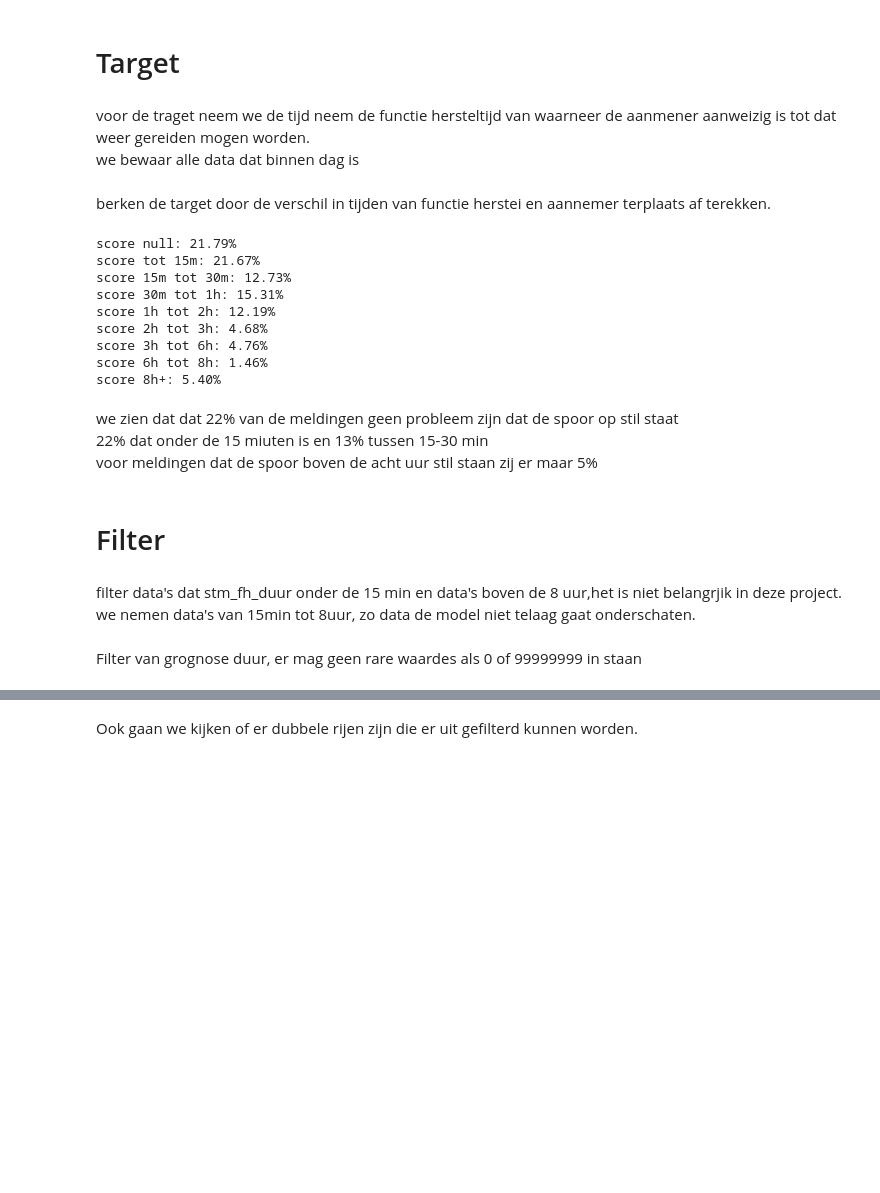
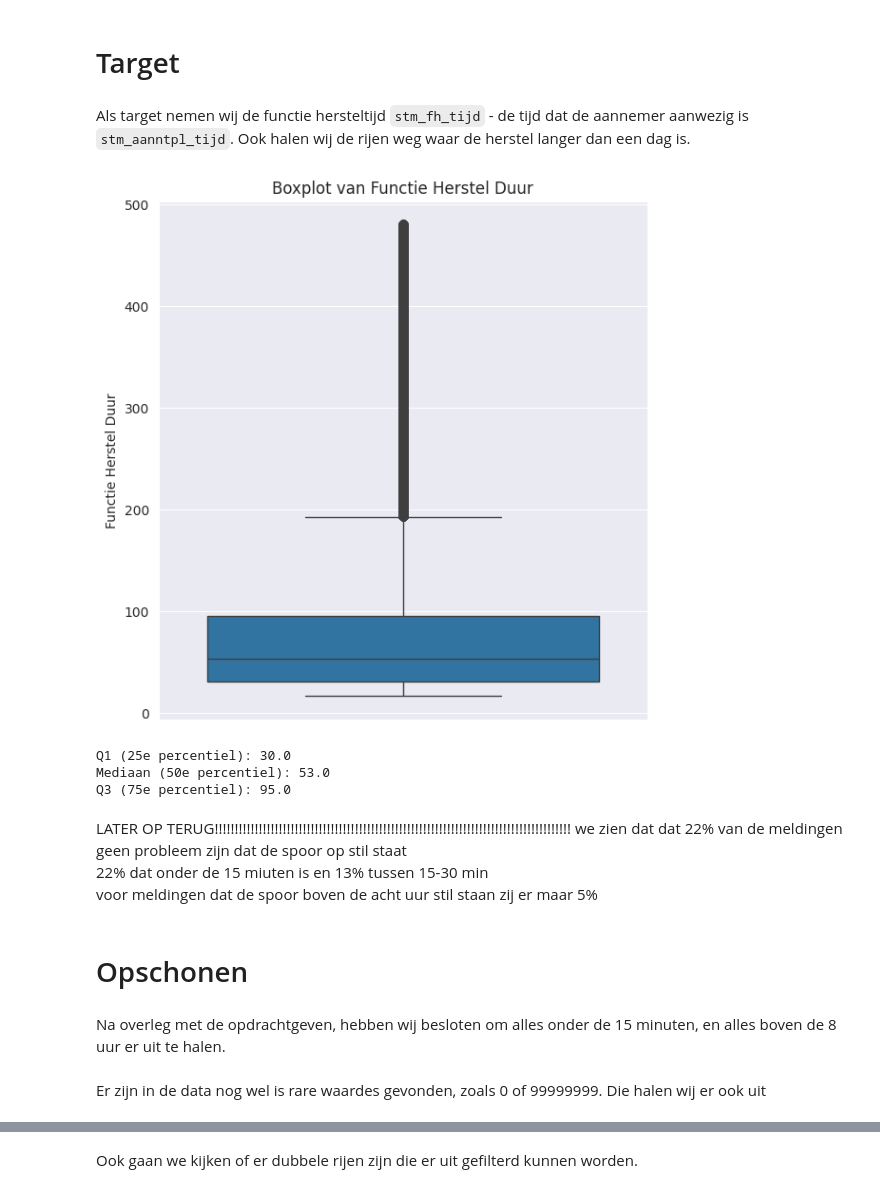
Before and after one commit to MaxJansen99/ProRail, a Jupyter notebook: AnalyseEnModellen.ipynb, the cells around one changed output, grey strips where cells are left out. Saved outputs shown, nothing was run; the diff lists cells and outputs as text; code cells hidden in the pictures; blank space fills up the shorter version.

```diff
--- a/AnalyseEnModellen.ipynb
+++ b/AnalyseEnModellen.ipynb
@@ -225,3 +222,3 @@ in stm_progfh_in_duur zijn str values, we bewaar eerste alle numeric waardes en
 # %%
-data.loc[:, 'stm_progfh_in_duur'] = pd.to_numeric(data['stm_progfh_in_duur'], errors='coerce')
-data.loc[:, 'stm_progfh_in_duur'] = data['stm_progfh_in_duur'].fillna(0).astype(int)
+data.loc[:, 'stm_progfh_in_duur'] = pd.to_numeric(data['stm_progfh_in_duur'], errors='coerce').fillna(0).astype(int)
+data.loc[:, 'stm_progfh_in_duur'] = data['stm_progfh_in_duur'].fillna(0).convert_dtypes().astype(int)
@@ -239,12 +225,9 @@ ook zijn 9.000 data dat prognose duur gelijk aan werkelijk FHT duur
 # %% [markdown]
 # Target
 # %% [markdown]
-voor de traget neem we de tijd neem de functie hersteltijd van waarneer de aanmener aanweizig is tot dat weer gereiden mogen worden.<br>
-we bewaar alle data dat binnen dag is
+Als target nemen wij de functie hersteltijd `stm_fh_tijd` - de tijd dat de aannemer aanwezig is `stm_aanntpl_tijd`. Ook halen wij de rijen weg waar de herstel langer dan een dag is.
 # %%
 data = data[data['stm_fh_duur']<= 1440]
-# %% [markdown]
-berken de target door de verschil in tijden van functie herstei en aannemer terplaats af terekken.
 # %%
 data['targetherstel'] = np.where(
     data['stm_fh_tijd'] - data['stm_aanntpl_tijd']>= 0, # als de stm_fh_tijd-stm_aanntpl_tijd positief is
@@ -252,50 +235,38 @@ data['targetherstel'] = np.where(
     data['stm_fh_tijd'] - data['stm_aanntpl_tijd']+1440 # als niet op zelfdde dag is hersteld, dus een neagetief uitkomst moet er +1440 om de juiste tijd te krijgen.
 )
 # %%
-ranges = {
-    "null": (0, 0),
-    "tot 15m": (0, 15),
-    "15m tot 30m": (15, 30),
-    "30m tot 1h": (30, 60),
-    "1h tot 2h": (60, 120),
-    "2h tot 3h": (120, 180),
-    "3h tot 6h": (180, 360),
-    "6h tot 8h": (360, 540),
-    "8h+": (540, float('inf'))
-}
+plt.figure(figsize=(6, 6))
+sns.boxplot(y='targetherstel', data=data)
+plt.ylabel('Functie Herstel Duur')
+plt.title('Boxplot van Functie Herstel Duur')
+plt.tight_layout()
+plt.show()
 
-total = len(data)
+q1 = data['targetherstel'].quantile(0.25)
+mediaan = data['targetherstel'].median()
+q3 = data['targetherstel'].quantile(0.75)
 
-for label, (low, high) in ranges.items():
-    if label == "null":
-        count = len(data[data['targetherstel'] == 0])
-    else:
-        count = len(data[(data['targetherstel'] > low) & (data['targetherstel'] <= high)])
-    print(f'score {label}: {count/total:.2%}')
+print(f"Q1 (25e percentiel): {q1}")
+print(f"Mediaan (50e percentiel): {mediaan}")
+print(f"Q3 (75e percentiel): {q3}")
 # %% [output]
+[figure, added]
-score null: 21.79%
-score tot 15m: 21.67%
-score 15m tot 30m: 12.73%
-score 30m tot 1h: 15.31%
-score 1h tot 2h: 12.19%
-score 2h tot 3h: 4.68%
-score 3h tot 6h: 4.76%
-score 6h tot 8h: 1.46%
-score 8h+: 5.40%
+Q1 (25e percentiel): 30.0
+Mediaan (50e percentiel): 53.0
+Q3 (75e percentiel): 95.0
 # %% [markdown]
+LATER OP TERUG!!!!!!!!!!!!!!!!!!!!!!!!!!!!!!!!!!!!!!!!!!!!!!!!!!!!!!!!!!!!!!!!!!!!!!!!!!!!!!!!!!!!!!!!!
 we zien dat dat 22% van de meldingen geen probleem zijn dat de spoor op stil staat<br>
 22% dat onder de 15 miuten is en 13% tussen 15-30 min<br>
 voor meldingen dat de spoor boven de acht uur stil staan zij er maar 5%
 # %% [markdown]
-# Filter
+# Opschonen
 # %% [markdown]
-filter data's dat stm_fh_duur onder de
-15 min en data's boven de 8 uur,het is niet belangrjik in deze project.<br>
-we nemen data's van 15min tot 8uur, zo data de model niet telaag gaat onderschaten.
+Na overleg met de opdrachtgeven, hebben wij besloten om alles onder de 15 minuten, en alles boven de 8 uur er uit te halen.
 # %%
 data = data.loc[ (data['targetherstel']>15) & (data['targetherstel']<=480)]
 # %% [markdown]
-Filter van grognose duur, er mag geen rare waardes als 0 of 99999999 in staan
+Er zijn in de data nog wel is rare waardes gevonden, zoals 0 of 99999999. Die halen wij er ook uit
 # %%
 data = data.loc[(data['stm_progfh_in_duur']>0) & (data['stm_progfh_in_duur']<=1440)]
 # %% [markdown]
```
Also changed, not shown: parts of 25 cells of this notebook.
